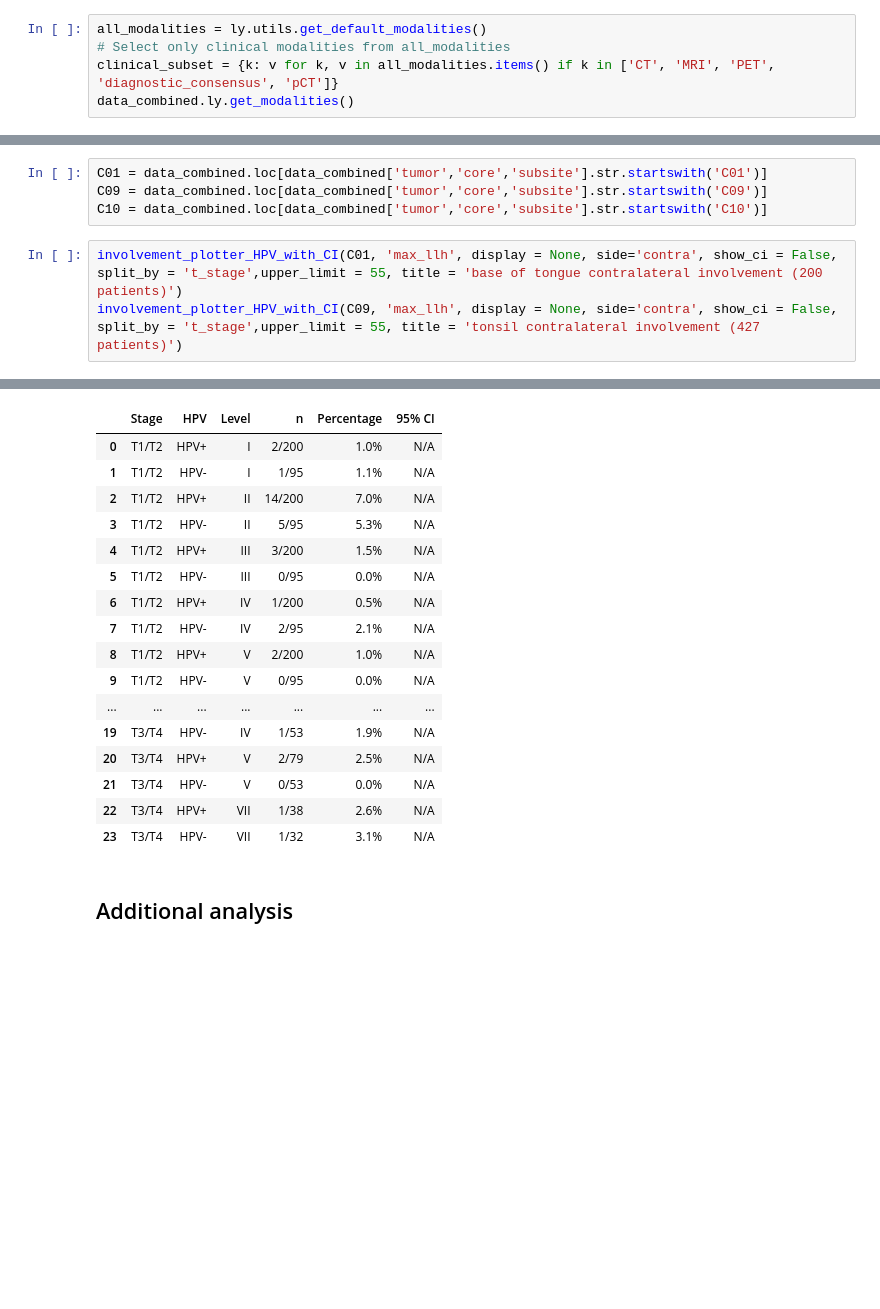
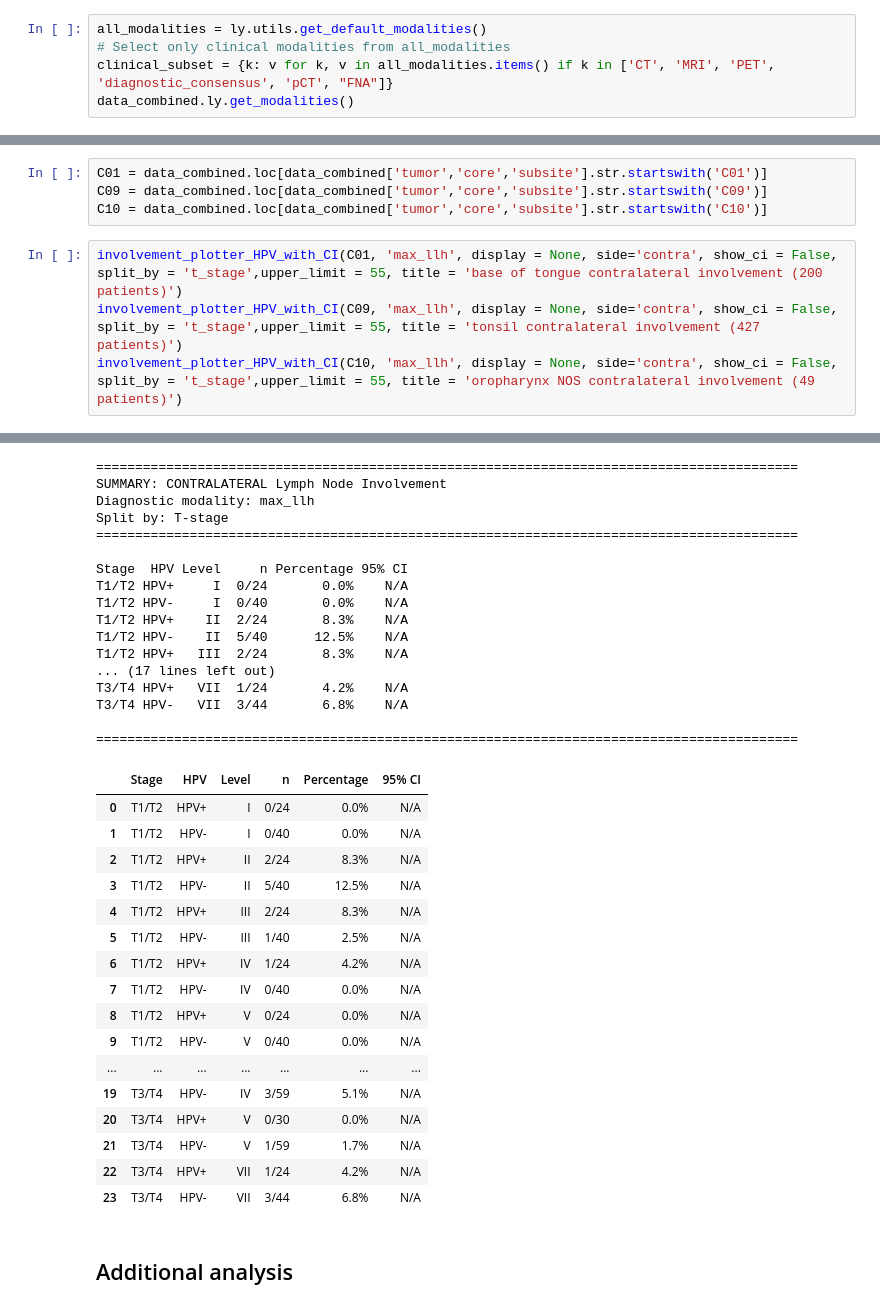
Before and after one commit to YoelPH/HPV-Analysis-PhD-Thesis, a Jupyter notebook: Paper_data_analysis_2026_no_T0.ipynb, the cells around one changed output, grey strips where cells are left out. Saved outputs shown, nothing was run; the diff lists cells and outputs as text; blank space fills up the shorter version.

```diff
--- a/Paper_data_analysis_2026_no_T0.ipynb
+++ b/Paper_data_analysis_2026_no_T0.ipynb
@@ -24,7 +24,7 @@ We first need to calculate the clinical consensus. The lydata package provides f
 # %%
 all_modalities = ly.utils.get_default_modalities()
 # Select only clinical modalities from all_modalities
-clinical_subset = {k: v for k, v in all_modalities.items() if k in ['CT', 'MRI', 'PET', 'diagnostic_consensus', 'pCT']}
+clinical_subset = {k: v for k, v in all_modalities.items() if k in ['CT', 'MRI', 'PET', 'diagnostic_consensus', 'pCT', "FNA"]}
 data_combined.ly.get_modalities()
 # %% [output]
 ['max_llh',
@@ -1957,6 +1957,7 @@ C10 = data_combined.loc[data_combined['tumor','core','subsite'].str.startswith('
 # %%
 involvement_plotter_HPV_with_CI(C01, 'max_llh', display = None, side='contra', show_ci = False, split_by = 't_stage',upper_limit = 55, title = 'base of tongue contralateral involvement (200 patients)')
 involvement_plotter_HPV_with_CI(C09, 'max_llh', display = None, side='contra', show_ci = False, split_by = 't_stage',upper_limit = 55, title = 'tonsil contralateral involvement (427 patients)')
+involvement_plotter_HPV_with_CI(C10, 'max_llh', display = None, side='contra', show_ci = False, split_by = 't_stage',upper_limit = 55, title = 'oropharynx NOS contralateral involvement (49 patients)')
 # %% [output]
 [figure]
 ==========================================================================================
@@ -1997,20 +1999,37 @@ T3/T4 HPV-   VII   1/32       3.1%    N/A
+==========================================================================================
+SUMMARY: CONTRALATERAL Lymph Node Involvement
+Diagnostic modality: max_llh
+Split by: T-stage
+==========================================================================================
+
+Stage  HPV Level     n Percentage 95% CI
+T1/T2 HPV+     I  0/24       0.0%    N/A
+T1/T2 HPV-     I  0/40       0.0%    N/A
+T1/T2 HPV+    II  2/24       8.3%    N/A
+T1/T2 HPV-    II  5/40      12.5%    N/A
+T1/T2 HPV+   III  2/24       8.3%    N/A
+... (17 lines left out)
+T3/T4 HPV+   VII  1/24       4.2%    N/A
+T3/T4 HPV-   VII  3/44       6.8%    N/A
+
+==========================================================================================
 |  | Stage | HPV | Level | n | Percentage | 95% CI |
-| 0 | T1/T2 | HPV+ | I | 2/200 | 1.0% | N/A |
-| 1 | T1/T2 | HPV- | I | 1/95 | 1.1% | N/A |
-| 2 | T1/T2 | HPV+ | II | 14/200 | 7.0% | N/A |
-| 3 | T1/T2 | HPV- | II | 5/95 | 5.3% | N/A |
-| 4 | T1/T2 | HPV+ | III | 3/200 | 1.5% | N/A |
-| 5 | T1/T2 | HPV- | III | 0/95 | 0.0% | N/A |
-| 6 | T1/T2 | HPV+ | IV | 1/200 | 0.5% | N/A |
-| 7 | T1/T2 | HPV- | IV | 2/95 | 2.1% | N/A |
-| 8 | T1/T2 | HPV+ | V | 2/200 | 1.0% | N/A |
-| 9 | T1/T2 | HPV- | V | 0/95 | 0.0% | N/A |
+| 0 | T1/T2 | HPV+ | I | 0/24 | 0.0% | N/A |
+| 1 | T1/T2 | HPV- | I | 0/40 | 0.0% | N/A |
+| 2 | T1/T2 | HPV+ | II | 2/24 | 8.3% | N/A |
+| 3 | T1/T2 | HPV- | II | 5/40 | 12.5% | N/A |
+| 4 | T1/T2 | HPV+ | III | 2/24 | 8.3% | N/A |
+| 5 | T1/T2 | HPV- | III | 1/40 | 2.5% | N/A |
+| 6 | T1/T2 | HPV+ | IV | 1/24 | 4.2% | N/A |
+| 7 | T1/T2 | HPV- | IV | 0/40 | 0.0% | N/A |
+| 8 | T1/T2 | HPV+ | V | 0/24 | 0.0% | N/A |
+| 9 | T1/T2 | HPV- | V | 0/40 | 0.0% | N/A |
 | ... | ... | ... | ... | ... | ... | ... |
-| 19 | T3/T4 | HPV- | IV | 1/53 | 1.9% | N/A |
-| 20 | T3/T4 | HPV+ | V | 2/79 | 2.5% | N/A |
-| 21 | T3/T4 | HPV- | V | 0/53 | 0.0% | N/A |
-| 22 | T3/T4 | HPV+ | VII | 1/38 | 2.6% | N/A |
-| 23 | T3/T4 | HPV- | VII | 1/32 | 3.1% | N/A |
+| 19 | T3/T4 | HPV- | IV | 3/59 | 5.1% | N/A |
+| 20 | T3/T4 | HPV+ | V | 0/30 | 0.0% | N/A |
+| 21 | T3/T4 | HPV- | V | 1/59 | 1.7% | N/A |
+| 22 | T3/T4 | HPV+ | VII | 1/24 | 4.2% | N/A |
+| 23 | T3/T4 | HPV- | VII | 3/44 | 6.8% | N/A |
 # %% [markdown]
 ## Additional analysis
 # %% [markdown]
```
Also changed, not shown: parts of 3 cells of this notebook.
